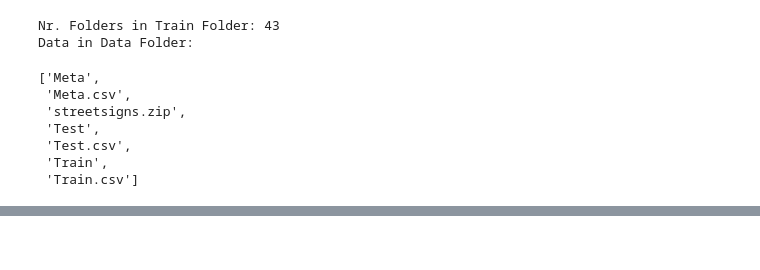
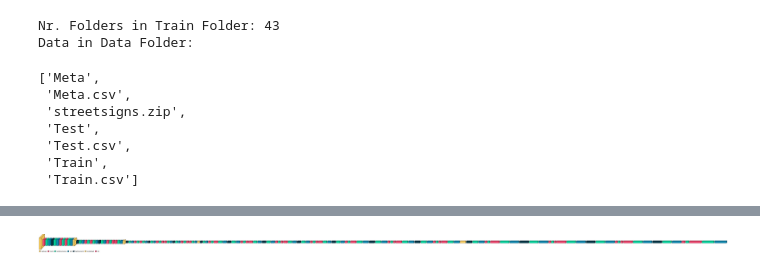
Before and after one commit to AzeglioZHAW/ProjectKI, a Jupyter notebook: helper.ipynb, the cells around one changed output, grey strips where cells are left out. Cells and saved outputs as stored; diff of their text form; code cells hidden in the pictures; blank space fills up the shorter version.

```diff
--- a/helper.ipynb
+++ b/helper.ipynb
@@ -57,0 +182,11 @@ Data in Data Folder:
+# %%
+IMG_SHAPE = (32, 32, 3)
+# %%
+# Create the base model from the pre-trained model
+base_model = tf.keras.applications.MobileNetV2(input_shape=IMG_SHAPE,
+
+                                               # include_top=True :Includes the fully connected layers for predictions
+                                               include_top=False,
+
+                                               # weights from the imagenet challenge.
+                                               weights='imagenet')
@@ -57,0 +197,2 @@ Data in Data Folder:
+# %%
+base_model.trainable = False
@@ -57,0 +220,11 @@ Data in Data Folder:
+# %%
+def model():
+    base_model
+    return base_model
+# %%
+model1=model()
+import visualkeras
+from PIL import ImageFont
+visualkeras.layered_view(model1, legend=True)
+# %% [output]
+[figure, added]
```
Also changed, not shown: parts of 17 cells of this notebook, 6 other files.
